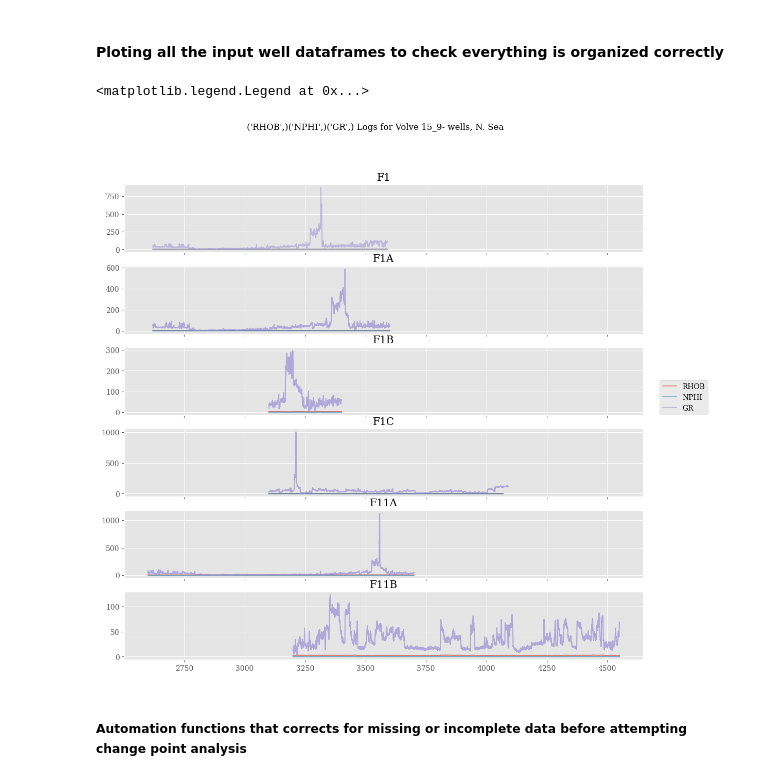
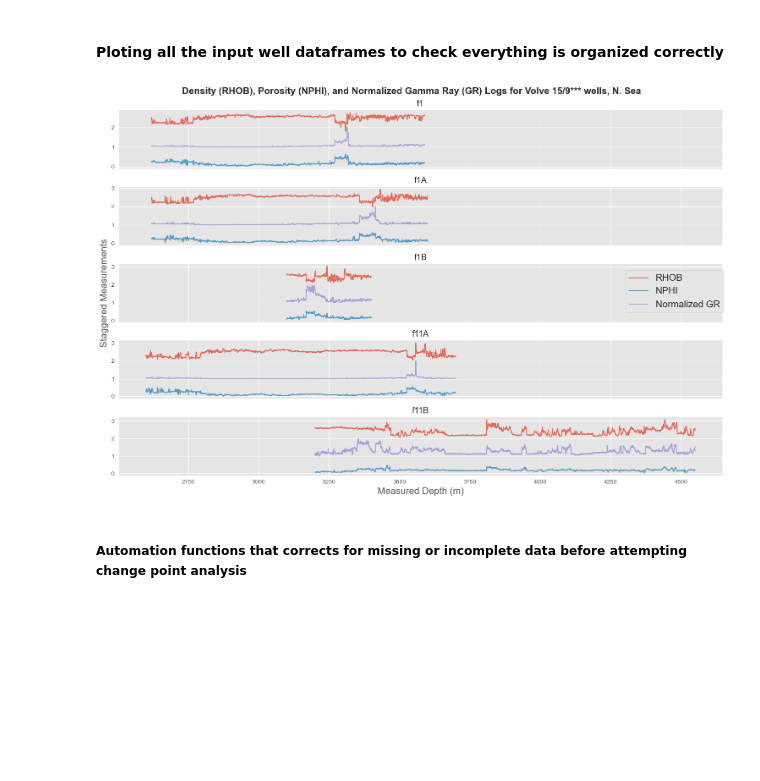
Before and after one commit to phasyn8/different_bayes, a Jupyter notebook: notebooks/demonstrations/Volve_Demonstration_anim.ipynb, the cells around one changed output. Saved outputs shown, nothing was run; the diff lists cells and outputs as text; code cells hidden in the pictures; blank space fills up the shorter version.

```diff
--- a/notebooks/demonstrations/Volve_Demonstration_anim.ipynb
+++ b/notebooks/demonstrations/Volve_Demonstration_anim.ipynb
@@ -132,30 +132,38 @@ df_f1Aclip
 #### Ploting all the input well dataframes to check everything is organized correctly
 # %%
 
-log = ['RHOB', 'NPHI', 'GR']
-plt.rcParams['font.family'] = 'serif'
+log = ['RHOB', 'NPHI']
+plt.rcParams['font.family'] =  'sans serif'
 #plt.rcParams["font.monospace"] = ["Courier"]
 plt.style.use('ggplot')
 lognames = ''
 for i in zip(log): lognames += str(i)
-fig, ax = plt.subplots(6, figsize=(13,12), sharex=True)
-fig.suptitle(lognames+' Logs for Volve 15_9- wells, N. Sea')
-ax[0].plot(df_f1clip[log], label=log, alpha=0.5)
-ax[0].set_title('F1')
-ax[1].plot(df_f1Aclip[log], alpha=0.7)
-ax[1].set_title('F1A')
-ax[2].plot(df_f1Bclip[log], alpha=0.7)
-ax[2].set_title('F1B')
-ax[3].plot(df_f1Cclip[log],alpha=0.7)
-ax[3].set_title('F1C')
-ax[4].plot(df_f11Aclip[log], alpha=0.7)
-ax[4].set_title('F11A')
-ax[5].plot(df_f11Bclip[log], alpha=0.7)
-ax[5].set_title('F11B')
-fig.legend(loc='center right')
+fig, ax = plt.subplots(5, figsize=(15,10), sharex=True, layout='tight')
+fig.suptitle('Density (RHOB), Porosity (NPHI), and Normalized Gamma Ray (GR) Logs for Volve 15/9*** wells, N. Sea', fontsize=16, fontweight='bold')
+ax[0].plot(df_f1clip[log], label=log, alpha=0.8)
+ax[0].plot(cp_Comp.normalize_array(df_f1clip['GR'], 0,0)+1, label='Normalized GR', alpha=0.7)
+ax[0].set_title('f1')
+ax[1].plot(df_f1Aclip[log], alpha=0.8)
+ax[1].plot(cp_Comp.normalize_array(df_f1Aclip['GR'], 0,0)+1, alpha=0.8)
+ax[1].set_title('f1A')
+ax[2].plot(df_f1Bclip[log], alpha=0.8)
+ax[2].plot(cp_Comp.normalize_array(df_f1Bclip['GR'], 0,0)+1, alpha=0.8)
+ax[2].set_title('f1B')
+#ax[3].plot(df_f1Cclip[log],alpha=0.7)
+#ax[3].plot(cp_Comp.normalize_array(df_f1Cclip['GR'], 0,0)+1, alpha=0.7)
+#ax[3].set_title('f1C')
+ax[3].plot(df_f11Aclip[log], alpha=0.8)
+ax[3].plot(cp_Comp.normalize_array(df_f11Aclip['GR'], 0,0)+1, alpha=0.8)
+ax[3].set_title('f11A')
+ax[4].plot(df_f11Bclip[log], alpha=0.8)
+ax[4].plot(cp_Comp.normalize_array(df_f11Bclip['GR'], 0,0)+1, alpha=0.8)
+ax[4].set_title('f11B')
+fig.legend(loc='center right', fontsize=16)
+ax[4].set_xlabel('Measured Depth (m)', fontsize=16)
+ax[2].set_ylabel('Staggered Measurements', fontsize=16)
+plt.savefig('..//..//reports//figures//volve_wells_staggered.svg')
 # %% [output]
-<matplotlib.legend.Legend at 0x...>
-[figure, old version]
+[figure, new version]
 # %% [markdown]
 ##### Automation functions that corrects for missing or incomplete data before attempting change point analysis
 # %%
```
Also changed, not shown: parts of 4 cells of this notebook, 51 other files.
